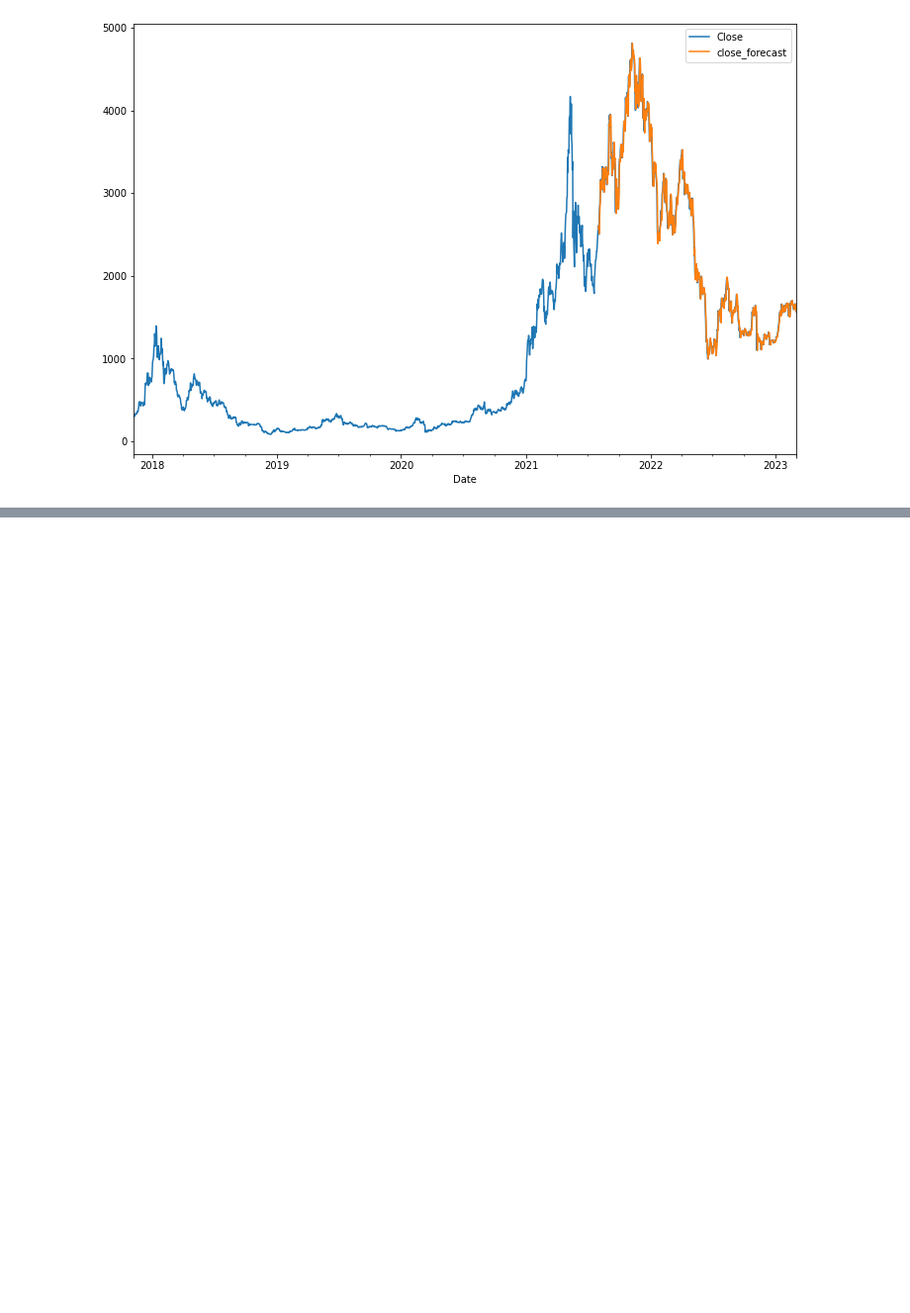
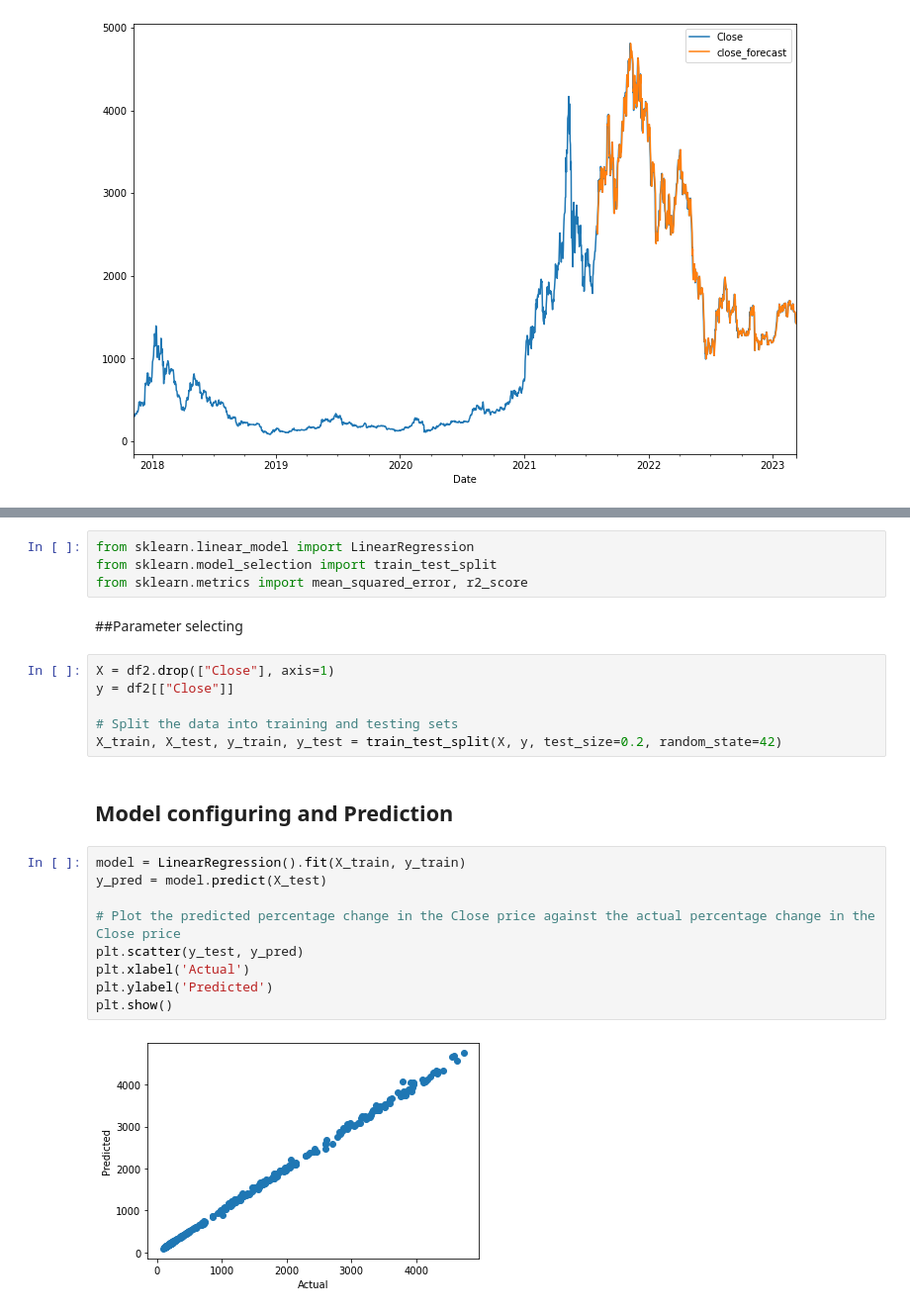
Before and after one commit to tago893/capstone, a Jupyter notebook: models/ARIMA_D2.ipynb, the cells around one changed output, grey strips where cells are left out. Shown at 99% size. Cells and saved outputs as stored; diff of their text form; blank space fills up the shorter version.

```diff
--- a/models/ARIMA_D2.ipynb
+++ b/models/ARIMA_D2.ipynb
@@ -403,0 +410,25 @@ Mean Squared Error: 107.73
+# %%
+from sklearn.linear_model import LinearRegression
+from sklearn.model_selection import train_test_split
+from sklearn.metrics import mean_squared_error, r2_score
+# %% [markdown]
+##Parameter selecting
+# %%
+X = df2.drop(["Close"], axis=1)
+y = df2[["Close"]]
+
+# Split the data into training and testing sets
+X_train, X_test, y_train, y_test = train_test_split(X, y, test_size=0.2, random_state=42)
+# %% [markdown]
+## Model configuring and Prediction
+# %%
+model = LinearRegression().fit(X_train, y_train)
+y_pred = model.predict(X_test)
+
+# Plot the predicted percentage change in the Close price against the actual percentage change in the Close price
+plt.scatter(y_test, y_pred)
+plt.xlabel('Actual')
+plt.ylabel('Predicted')
+plt.show()
+# %% [output]
+[figure, added]
```
Also changed, not shown: parts of 22 cells of this notebook.
